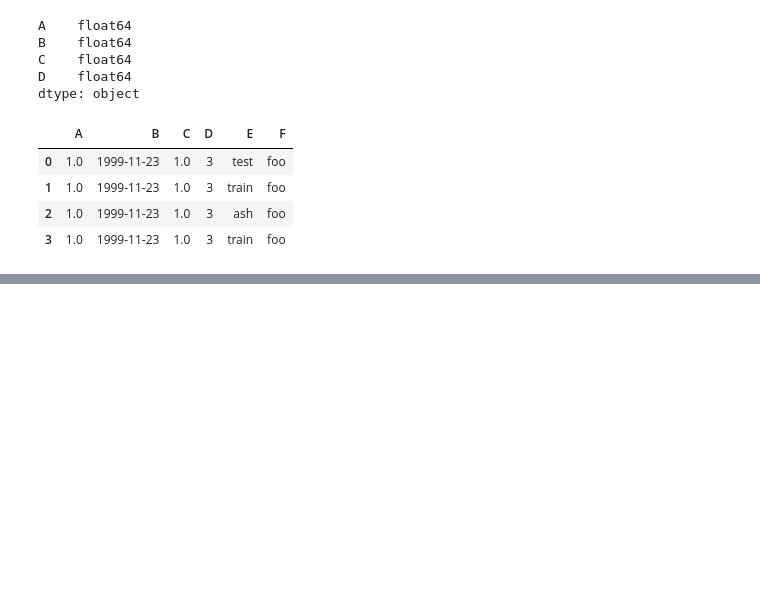
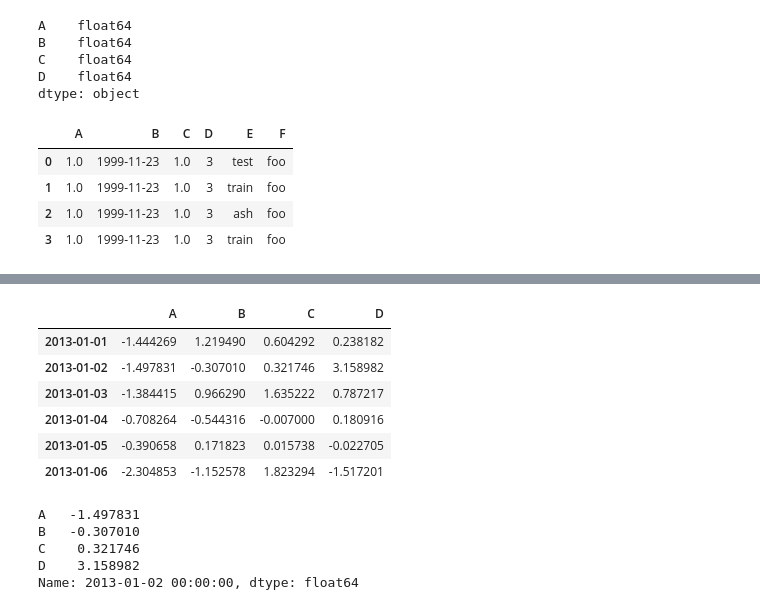
Before and after one commit to Adarshreddyash/A.I, a Jupyter notebook: Introduction_to_pandas.ipynb, the cells around one changed output, grey strips where cells are left out. Saved outputs shown, nothing was run; the diff lists cells and outputs as text; code cells hidden in the pictures; blank space fills up the shorter version.

Commit message:
Adarsh intro to pandas

```diff
--- a/Introduction_to_pandas.ipynb
+++ b/Introduction_to_pandas.ipynb
@@ -137,0 +234,39 @@ ash
+# %%
+#selection by label
+
+
+import pandas as pd
+
+import numpy as np
+
+import matplotlib.pyplot as plt
+
+
+
+s = pd.Series([1,3,5,np.nan,6,8])
+#series
+
+dates = pd.date_range('20130101', periods=6)
+#dataframe series
+
+df = pd.DataFrame(np.random.randn(6,4), index=dates, columns=list('ABCD'))
+
+#dataframes using numpy array
+
+df
+# %% [output]
+|  | A | B | C | D |
+| 2013-01-01 | -1.444269 | 1.219490 | 0.604292 | 0.238182 |
+| 2013-01-02 | -1.497831 | -0.307010 | 0.321746 | 3.158982 |
+| 2013-01-03 | -1.384415 | 0.966290 | 1.635222 | 0.787217 |
+| 2013-01-04 | -0.708264 | -0.544316 | -0.007000 | 0.180916 |
+| 2013-01-05 | -0.390658 | 0.171823 | 0.015738 | -0.022705 |
+| 2013-01-06 | -2.304853 | -1.152578 | 1.823294 | -1.517201 |
+# %%
+df.loc[dates[1]]
+# %% [output]
+A   -1.497831
+B   -0.307010
+C    0.321746
+D    3.158982
+Name: 2013-01-02 00:00:00, dtype: float64
```
Also changed, not shown: parts of 20 cells of this notebook.
